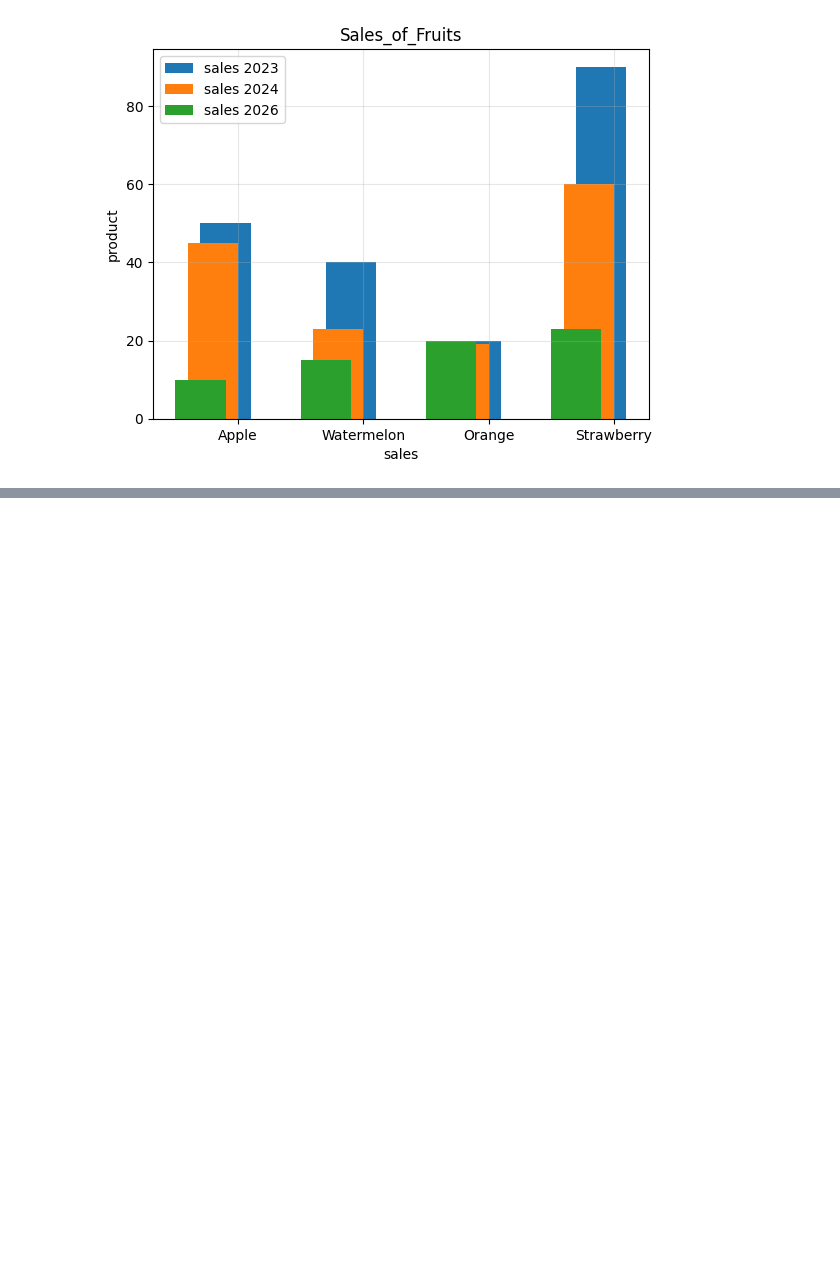
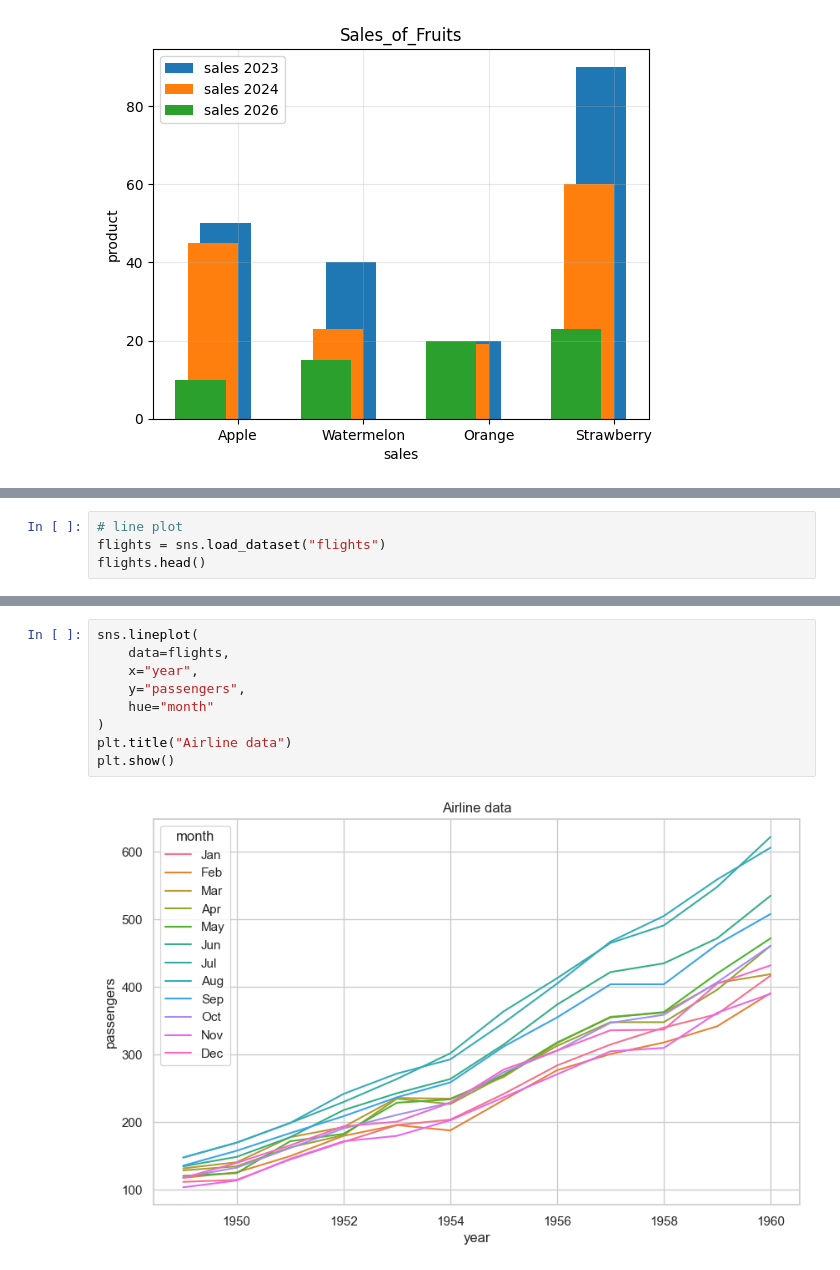
Before and after one commit to rupalighatale9/Rupali-Python-Practice, a Jupyter notebook: visualization.ipynb, the cells around one changed output, grey strips where cells are left out. Cells and saved outputs as stored; diff of their text form; blank space fills up the shorter version.

```diff
--- a/visualization.ipynb
+++ b/visualization.ipynb
@@ -96,0 +196,4 @@ plt.show()
+# %%
+# line plot
+flights = sns.load_dataset("flights")
+flights.head()
@@ -96,0 +207,11 @@ plt.show()
+# %%
+sns.lineplot(
+    data=flights,
+    x="year",
+    y="passengers",
+    hue="month"
+)
+plt.title("Airline data")
+plt.show()
+# %% [output]
+[figure, added]
```
Also changed, not shown: parts of 12 cells of this notebook.
